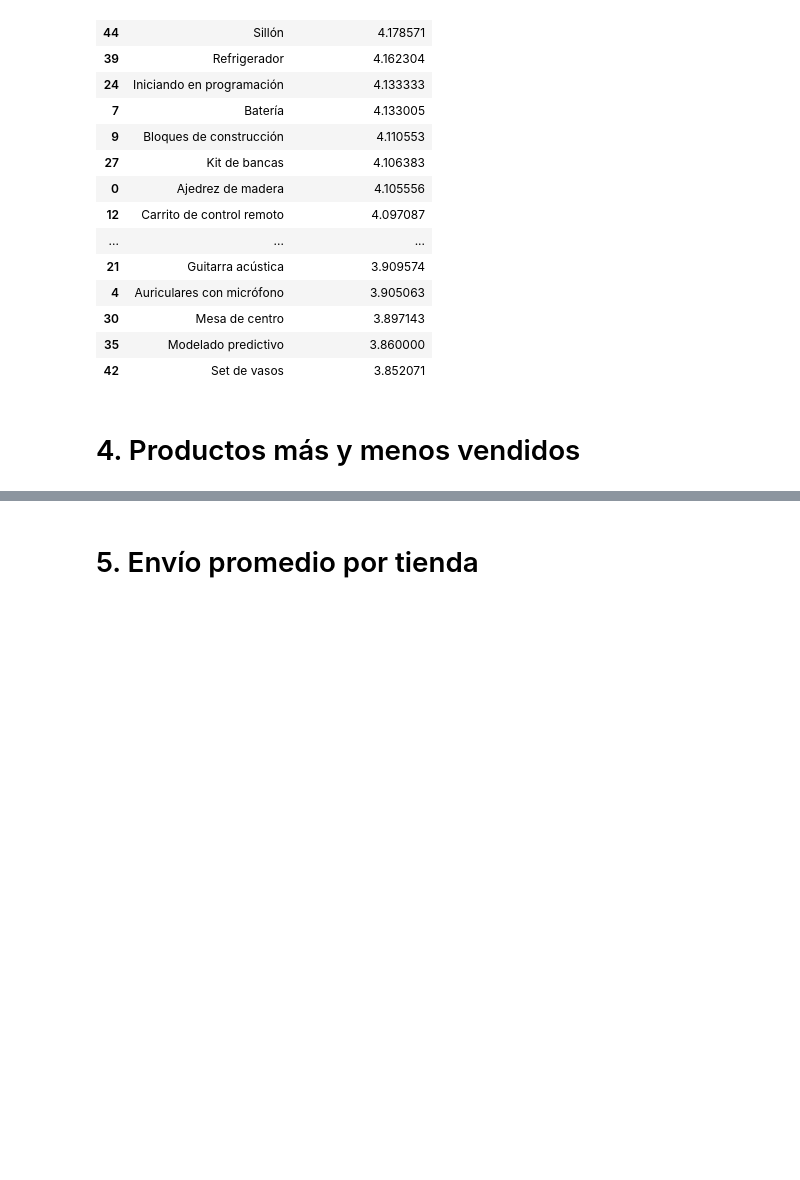
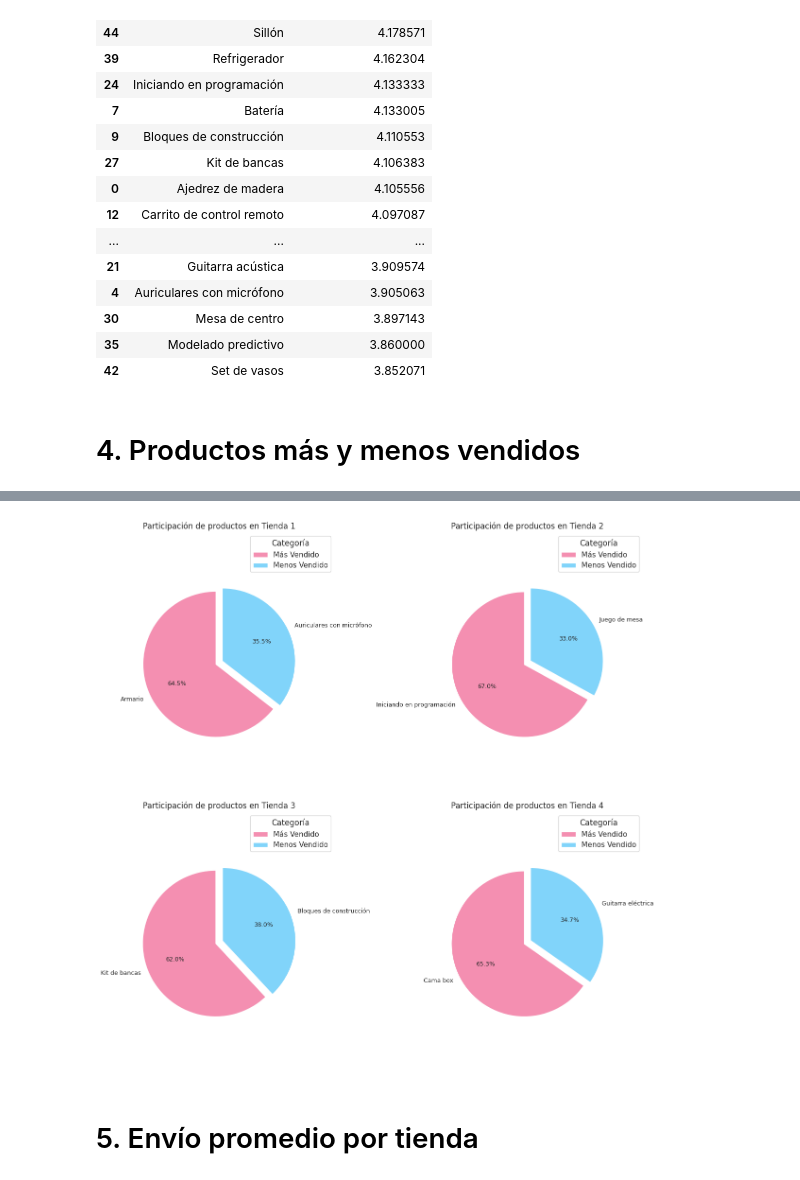
Before and after one commit to Mj-Novoa/challenge1-data-science-latam, a Jupyter notebook: AluraStoreLatam.ipynb, the cells around one changed output, grey strips where cells are left out. Cells and saved outputs as stored; diff of their text form; code cells hidden in the pictures; blank space fills up the shorter version.

```diff
--- a/AluraStoreLatam.ipynb
+++ b/AluraStoreLatam.ipynb
@@ -202,3 +202,22 @@ Calificación promedio de los clientes por producto (ordenado de mayor a menor):
 | 42 | Set de vasos | 3.852071 |
 # %% [markdown]
 # 4. Productos más y menos vendidos
+# %%
+import pandas as pd
+
+
+tabla_productos_extremos = pd.DataFrame([
+    {
+        'Tienda': tienda,
+        'Categoria': tipo,
+        'Producto': datos['Producto'],
+        'Cantidad de Ventas': datos['Cantidad de Ventas']
+    }
+    for tienda, productos in productos_mas_menos_vendidos_por_tienda.items()
+    for tipo, datos in productos.items()
+])
+
+
+for tienda, df in tabla_productos_extremos.groupby('Tienda'):
+    print(f"\n📍 {tienda}")
+    display(df.reset_index(drop=True))
@@ -205,2 +241,59 @@ Calificación promedio de los clientes por producto (ordenado de mayor a menor):
+# %%
+import matplotlib.pyplot as plt
+
+# Colores para cada categoría
+color_map = {'Más Vendido': '#f48fb1', 'Menos Vendido': '#81d4fa'}
+
+# Preparar lista de tiendas
+tiendas = tabla_productos_extremos['Tienda'].unique()
+num_tiendas = len(tiendas)
+cols = 2
+rows = (num_tiendas + 1) // 2
+
+# Crear figura
+fig, axes = plt.subplots(rows, cols, figsize=(12, 6 * rows))
+axes = axes.flatten()  # Aplanar para iterar fácilmente
+
+# Graficar cada tienda
+for i, tienda in enumerate(tiendas):
+    ax = axes[i]
+    df_tienda = tabla_productos_extremos[tabla_productos_extremos['Tienda'] == tienda]
+
+    labels = df_tienda['Producto']
+    sizes = df_tienda['Cantidad de Ventas']
+    categorias = df_tienda['Categoria']
+    colors = [color_map[cat] for cat in categorias]
+    explode = [0.05] * len(labels)
+
+    wedges, texts, autotexts = ax.pie(
+        sizes,
+        labels=labels,
+        colors=colors,
+        autopct='%1.1f%%',
+        startangle=90,
+        explode=explode,
+        textprops={'fontsize': 9}
+    )
+
+    ax.set_title(f'Participación de productos en {tienda}', fontsize=12)
+    ax.axis('equal')
+
+    # Leyenda
+    ax.legend(
+        wedges,
+        categorias,
+        title='Categoría',
+        loc='upper right',
+        bbox_to_anchor=(1.2, 1)
+    )
+
+
+for j in range(i + 1, len(axes)):
+    fig.delaxes(axes[j])
+
+plt.tight_layout()
+plt.show()
+# %% [output]
+[figure, added]
 # %% [markdown]
 # 5. Envío promedio por tienda
```
Also changed, not shown: parts of 1 cell of this notebook.
